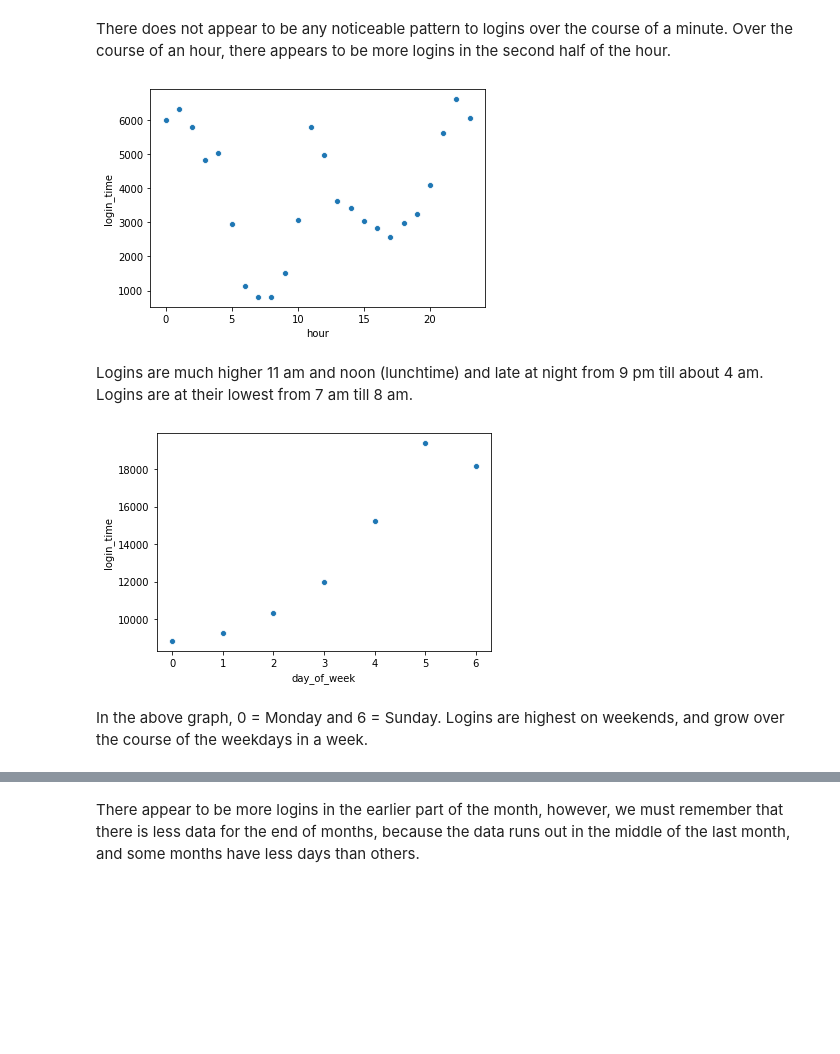
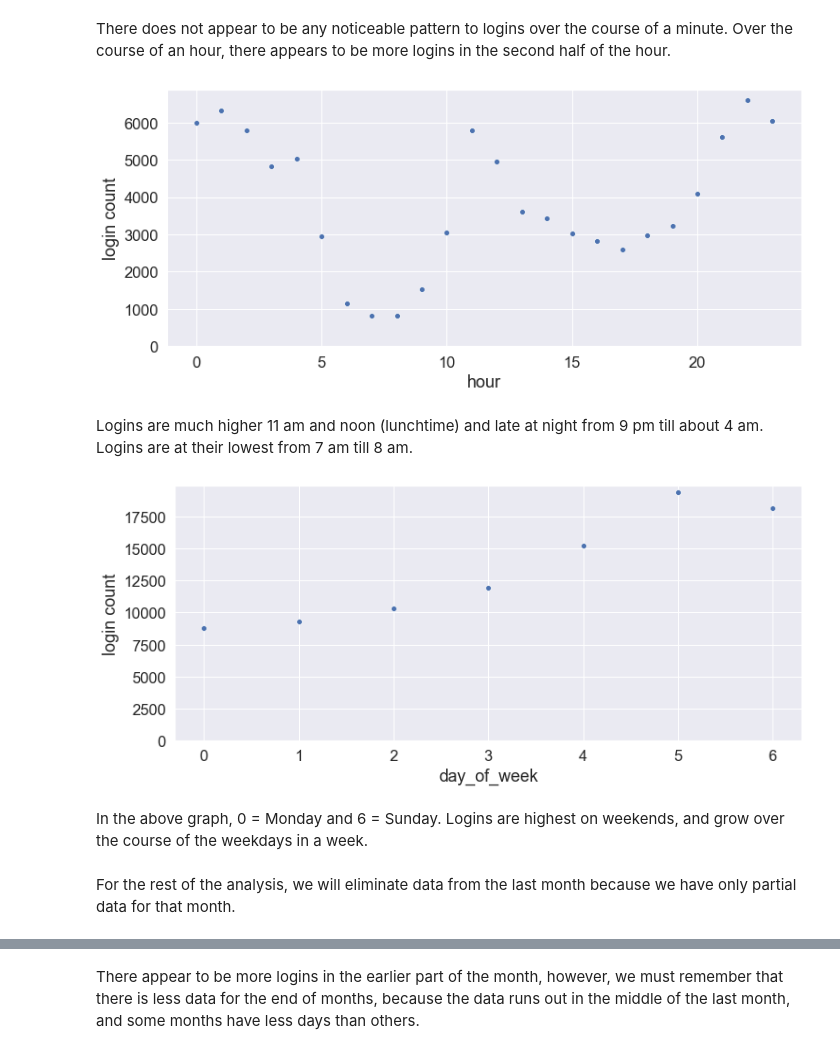
Before and after one commit to metacreek/springboard, a Jupyter notebook: mini-projects/ultimate_challenge/Ultimate Challenge Part 1.ipynb, the cells around one changed output, grey strips where cells are left out. Saved outputs shown, nothing was run; the diff lists cells and outputs as text; code cells hidden in the pictures; blank space fills up the shorter version.

```diff
--- a/mini-projects/ultimate_challenge/Ultimate Challenge Part 1.ipynb
+++ b/mini-projects/ultimate_challenge/Ultimate Challenge Part 1.ipynb
@@ -65,6 +65,8 @@ Name: login_time, dtype: object
 ### Logins grouped by 15 minute buckets
 # %%
 # https://stackoverflow.com/a/58060826
+sns.set(rc={'figure.figsize':(12,5)})
+sns.set(font_scale=1.5)
 ax = sns.scatterplot(data=login_buckets, x="login_time", y="instance")
 ax.set_xlim(login_buckets['login_time'].min(), login_buckets['login_time'].max())
 myFmt = mdates.DateFormatter('%m-%d')
@@ -74,10 +76,12 @@ ax.xaxis.set_major_formatter(myFmt)
 # %%
-def analyze_group(group_by):
+def analyze_group(df, group_by):
     """
     Displays logins grouped by various time aspects
 
     :param group_by: str, name of feature to group by
     """
-    grouped = logins.groupby(group_by).count().reset_index()
-    sns.scatterplot(data=grouped, x=group_by, y='login_time')
+    grouped = df.groupby(group_by).count().reset_index()
+    ax = sns.scatterplot(data=grouped, x=group_by, y='login_time')
+    ax.set(ylabel='login count', ylim=0)
+    plt.show()
 # %%
@@ -91,14 +95,16 @@ analyze_group('minute')
 # %% [markdown]
 There does not appear to be any noticeable pattern to logins over the course of a minute.   Over the course of an hour, there appears to be more logins in the second half of the hour.
 # %%
-analyze_group('hour')
+analyze_group(logins, 'hour')
 # %% [output]
-[figure, old version]
+[figure, new version]
 # %% [markdown]
 Logins are much higher 11 am and noon (lunchtime) and late at night from 9 pm till about 4 am.   Logins are at their lowest from 7 am till 8 am.
 # %%
-analyze_group('day_of_week')
+analyze_group(logins, 'day_of_week')
 # %% [output]
-[figure, old version]
+[figure, new version]
 # %% [markdown]
 In the above graph, 0 = Monday and 6 = Sunday.    Logins are highest on weekends, and grow over the course of the weekdays in a week.
+# %% [markdown]
+For the rest of the analysis, we will eliminate data from the last month because we have only partial data for that month.
```
Also changed, not shown: parts of 12 cells of this notebook.
